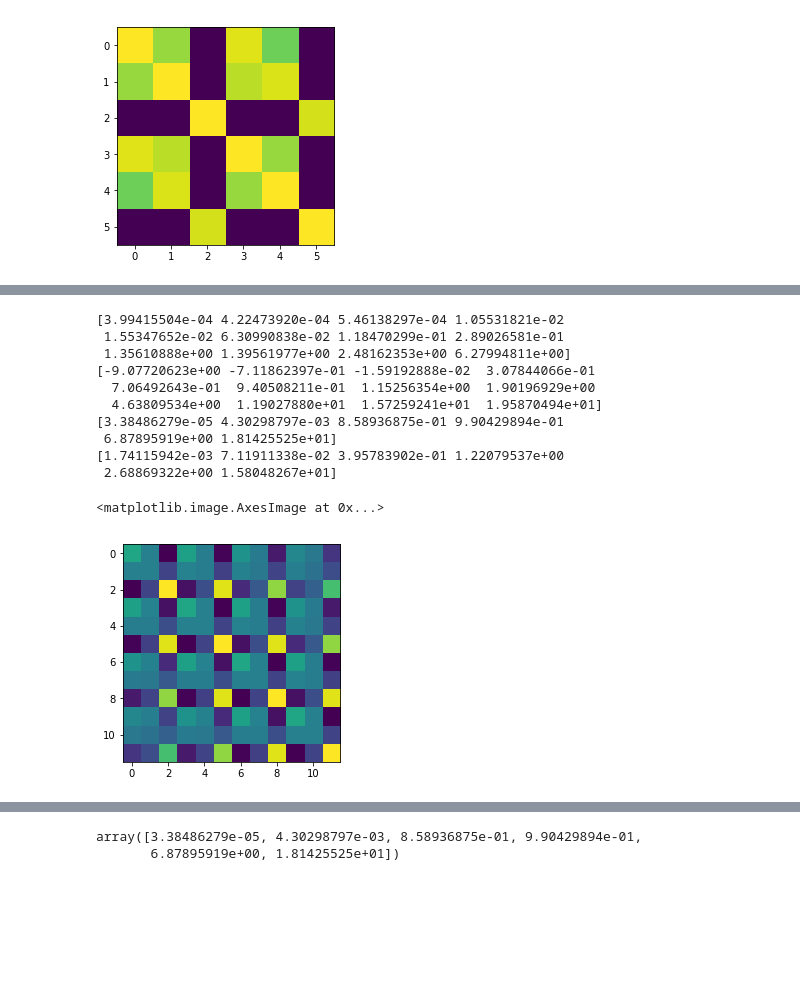
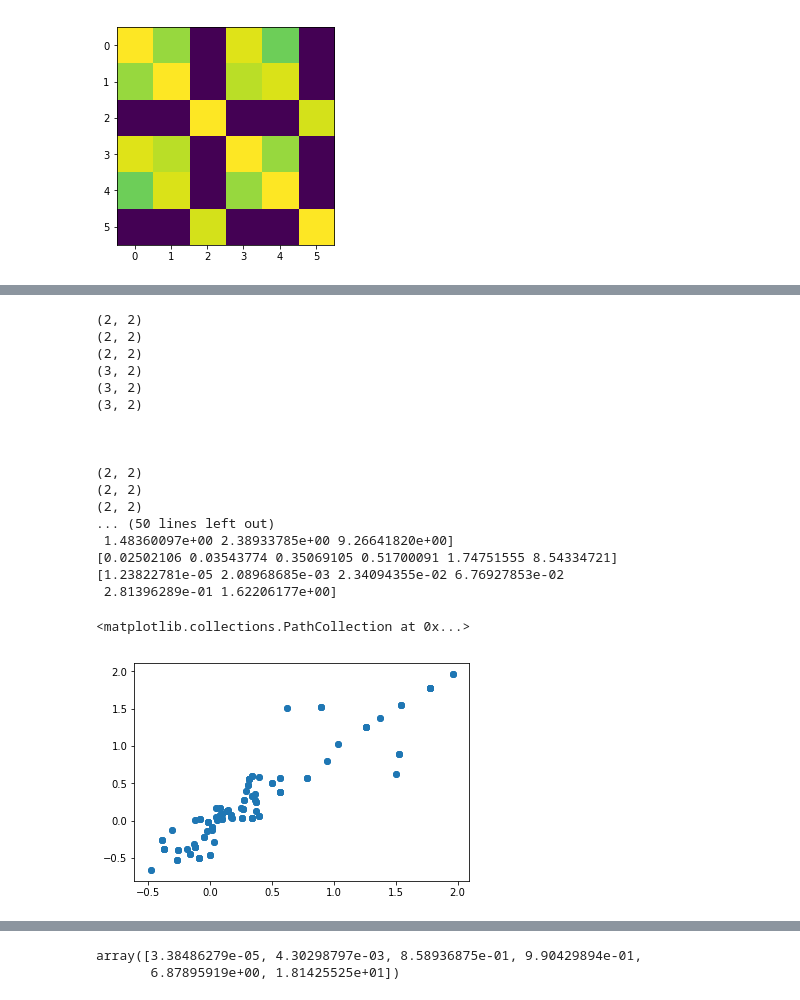
Before and after one commit to BouchardLab/FCCA, a Jupyter notebook: notebooks/past_future_testing.ipynb, the cells around one changed output, grey strips where cells are left out. Cells and saved outputs as stored; diff of their text form; code cells hidden in the pictures; blank space fills up the shorter version.

```diff
--- a/notebooks/past_future_testing.ipynb
+++ b/notebooks/past_future_testing.ipynb
@@ -106,9 +106,11 @@ array([0.17651871, 6.67120582])
 # %%
 reload(pf_dca)
-d = 3
-T = 2
-proj = np.random.randn(3, d)
-proj2 = np.random.randn(3, d)
+dp = 2
+df = 3
+T = 3
+proj = np.random.randn(3, dp)
+proj2 = np.random.randn(3, df)
+#proj2 = proj
 ccms = cov_util.calc_cross_cov_mats_from_data(X, T=T*2)
 bigcov = cov_util.calc_cov_from_cross_cov_mats(ccms)
 cov = pf_dca.calc_cov_from_cross_cov_mats(*pf_dca.project_cross_cov_mats(ccms,
@@ -116,21 +118,37 @@ cov = pf_dca.calc_cov_from_cross_cov_mats(*pf_dca.project_cross_cov_mats(ccms,
                                           proj2))
 print(np.linalg.eigvalsh(bigcov))
 print(np.linalg.eigvalsh(cov))
-print(np.linalg.eigvalsh(cov[:T*d, :T*d]))
-print(np.linalg.eigvalsh(cov[T*d:, T*d:]))
+print(np.linalg.eigvalsh(cov[:T*dp, :T*dp]))
+print(np.linalg.eigvalsh(cov[T*df:, T*df:]))
 # %% [output]
-[3.99415504e-04 4.22473920e-04 5.46138297e-04 1.05531821e-02
- 1.55347652e-02 6.30990838e-02 1.18470299e-01 2.89026581e-01
- 1.35610888e+00 1.39561977e+00 2.48162353e+00 6.27994811e+00]
-[-9.07720623e+00 -7.11862397e-01 -1.59192888e-02  3.07844066e-01
-  7.06492643e-01  9.40508211e-01  1.15256354e+00  1.90196929e+00
-  4.63809534e+00  1.19027880e+01  1.57259241e+01  1.95870494e+01]
-[3.38486279e-05 4.30298797e-03 8.58936875e-01 9.90429894e-01
- 6.87895919e+00 1.81425525e+01]
-[1.74115942e-03 7.11911338e-02 3.95783902e-01 1.22079537e+00
- 2.68869322e+00 1.58048267e+01]
+(2, 2)
+(2, 2)
+(2, 2)
+(3, 2)
+(3, 2)
+(3, 2)
+
+
+
+(2, 2)
+(2, 2)
+(2, 2)
+... (50 lines left out)
+ 1.48360097e+00 2.38933785e+00 9.26641820e+00]
+[0.02502106 0.03543774 0.35069105 0.51700091 1.74751555 8.54334721]
+[1.23822781e-05 2.08968685e-03 2.34094355e-02 6.76927853e-02
+ 2.81396289e-01 1.62206177e+00]
-# %%
-plt.imshow(cov)
-# %% [output]
-<matplotlib.image.AxesImage at 0x...>
-[figure, removed]
+# %%
+Xl = data_util.form_lag_matrix(X, T=T*2)
+big_proj = np.zeros((2*T*3, T*(dp+df)))
+for ii in range(T):
+    big_proj[ii*3:(ii+1)*3, ii*dp:(ii+1)*dp] = proj
+    big_proj[(T+ii)*3:(T+ii+1)*3, T*dp+ii*df:T*dp+(ii+1)*df] = proj2
+# %%
+bigcov2 = np.cov(Xl, rowvar=False)
+cov2 = np.cov(Xl.dot(big_proj), rowvar=False)
+# %%
+plt.scatter(cov.ravel(), cov2.ravel())
+# %% [output]
+<matplotlib.collections.PathCollection at 0x...>
+[figure, added]
```
Also changed, not shown: parts of 6 cells of this notebook, 1 other file.
